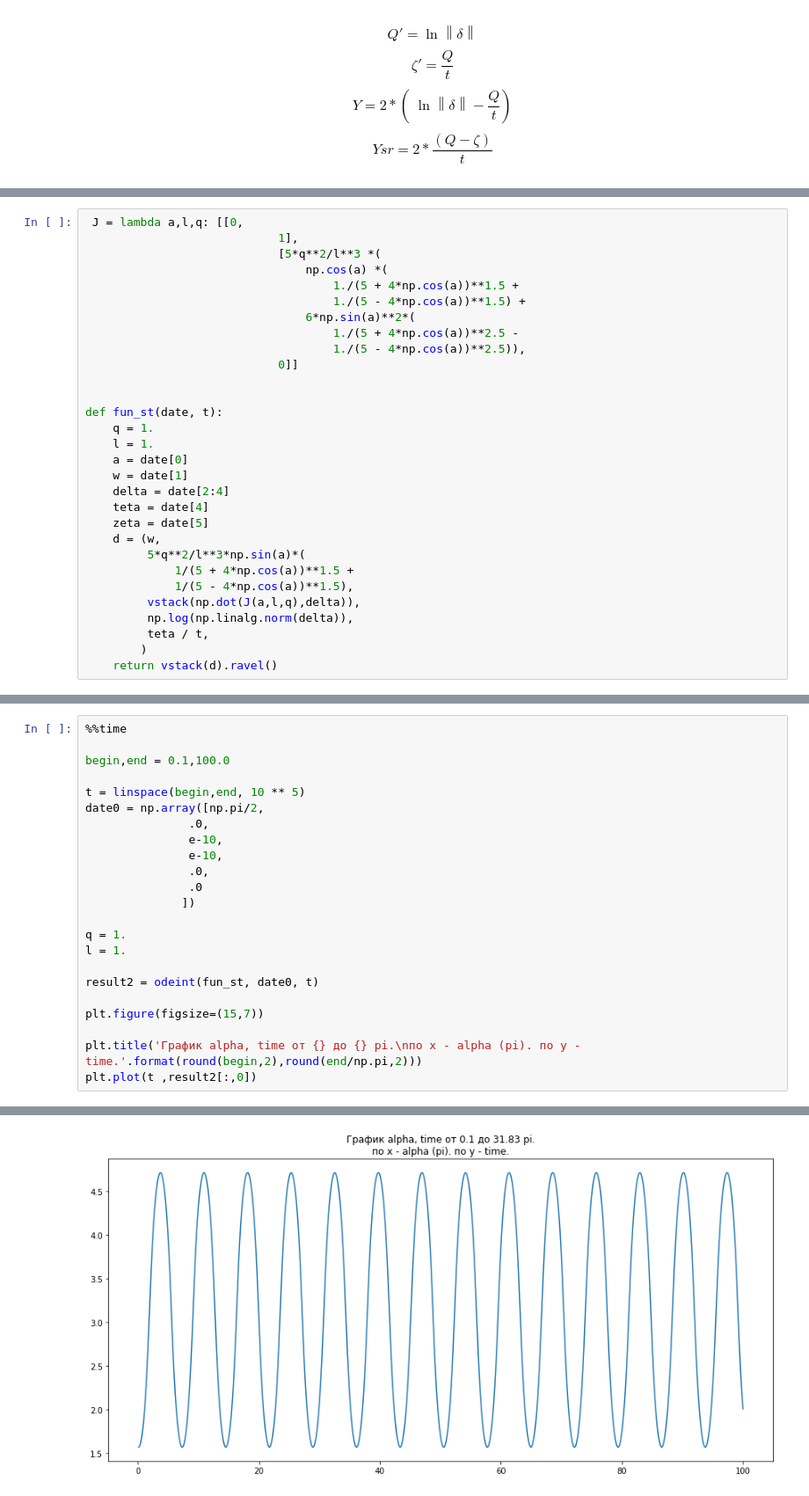
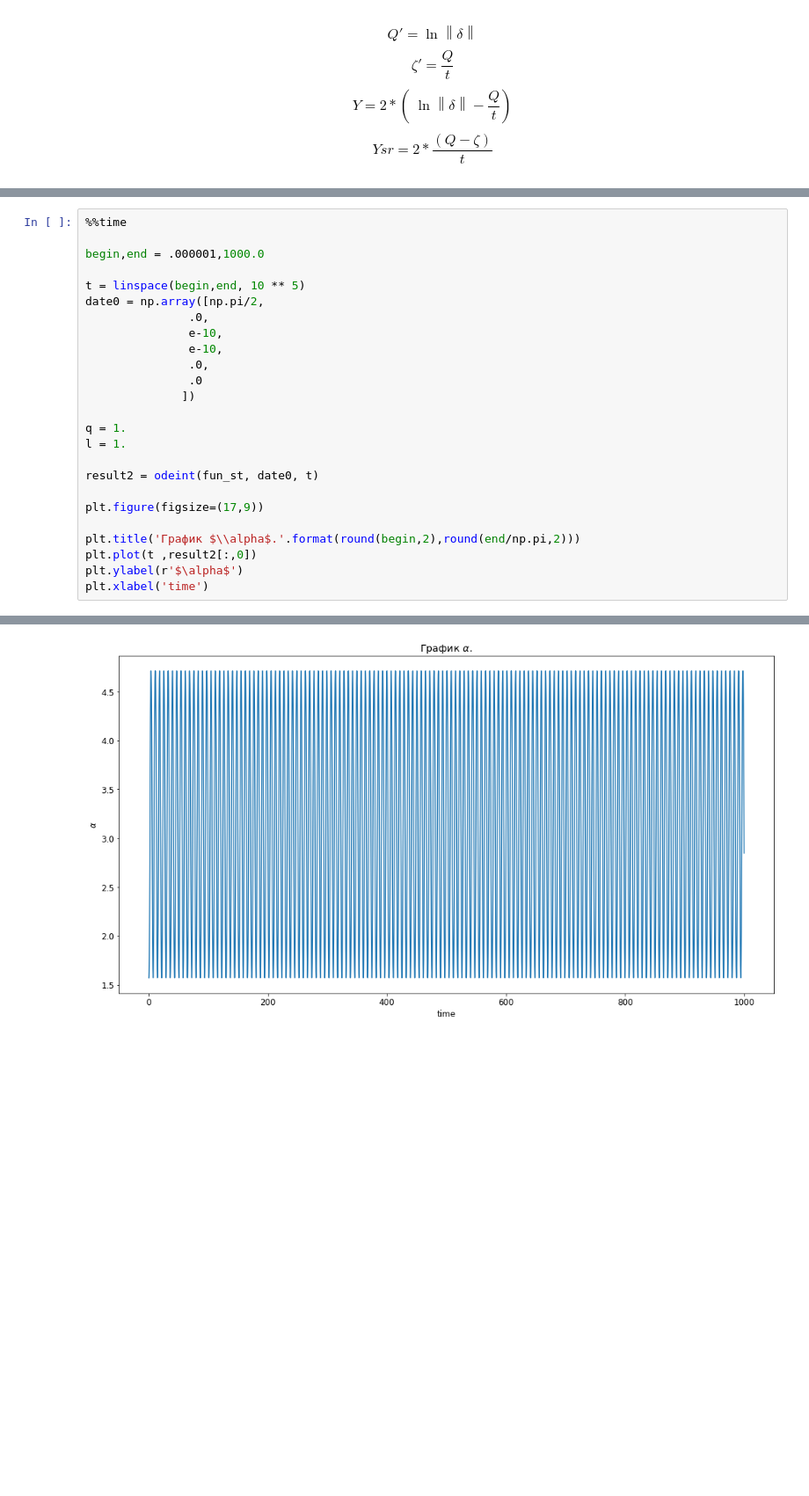
Before and after one commit to paantya/exoplanet-2017, a Jupyter notebook: el.ipynb, the cells around one changed output, grey strips where cells are left out. Shown: that part at 88% size. Drawn from its saved outputs; the diff is of its cells as text; blank space fills up the shorter version.

```diff
--- a/el.ipynb
+++ b/el.ipynb
@@ -140,33 +136,3 @@ $$\frac{\partial {\omega}' }{\partial \alpha } = \frac{5q^2}{l^3}\left (\cos(a)(
                                     \frac{1}{(5 + 4\cos(a))^{2.5}} -
                                     \frac{1}{(5 - 4\cos(a))^{2.5}}\right )$$
 $$\frac{\partial {\omega}' }{\partial \omega } = 0$$
-# %%
- J = lambda a,l,q: [[0,
-                            1],
-                            [5*q**2/l**3 *(
-                                np.cos(a) *(
-                                    1./(5 + 4*np.cos(a))**1.5 +
-                                    1./(5 - 4*np.cos(a))**1.5) +
-                                6*np.sin(a)**2*(
-                                    1./(5 + 4*np.cos(a))**2.5 -
-                                    1./(5 - 4*np.cos(a))**2.5)),
-                            0]]
-
-
-def fun_st(date, t):
-    q = 1.
-    l = 1.
-    a = date[0]
-    w = date[1]
-    delta = date[2:4]
-    teta = date[4]
-    zeta = date[5]
-    d = (w,
-         5*q**2/l**3*np.sin(a)*(
-             1/(5 + 4*np.cos(a))**1.5 +
-             1/(5 - 4*np.cos(a))**1.5),
-         vstack(np.dot(J(a,l,q),delta)),
-         np.log(np.linalg.norm(delta)),
-         teta / t,
-        )
-    return vstack(d).ravel()
@@ -173,7 +194,7 @@ def fun_st(date, t):
 # %%
 %%time
 
-begin,end = 0.1,100.0
+begin,end = .000001,1000.0
 
 t = linspace(begin,end, 10 ** 5)
 date0 = np.array([np.pi/2,
@@ -189,8 +210,10 @@ l = 1.
 
 result2 = odeint(fun_st, date0, t)
 
-plt.figure(figsize=(15,7))
+plt.figure(figsize=(17,9))
 
-plt.title('График alpha, time от {} до {} pi.\nпо х - alpha (pi). по у - time.'.format(round(begin,2),round(end/np.pi,2)))
+plt.title('График $\\alpha$.'.format(round(begin,2),round(end/np.pi,2)))
 plt.plot(t ,result2[:,0])
+plt.ylabel(r'$\alpha$')
+plt.xlabel('time')
 # %% [output]
@@ -198 +222 @@ Wall time: 1.11 s
-[figure, old version]
+[figure, new version]
```
Also changed, not shown: parts of 10 cells of this notebook.
